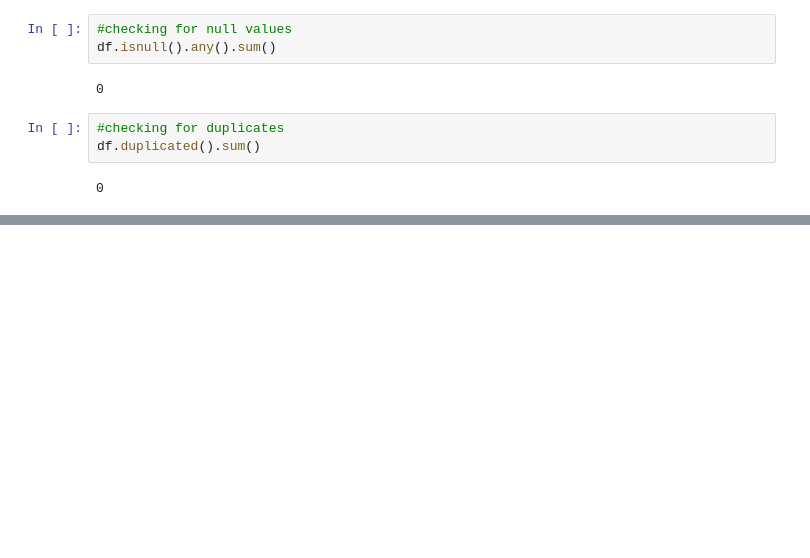
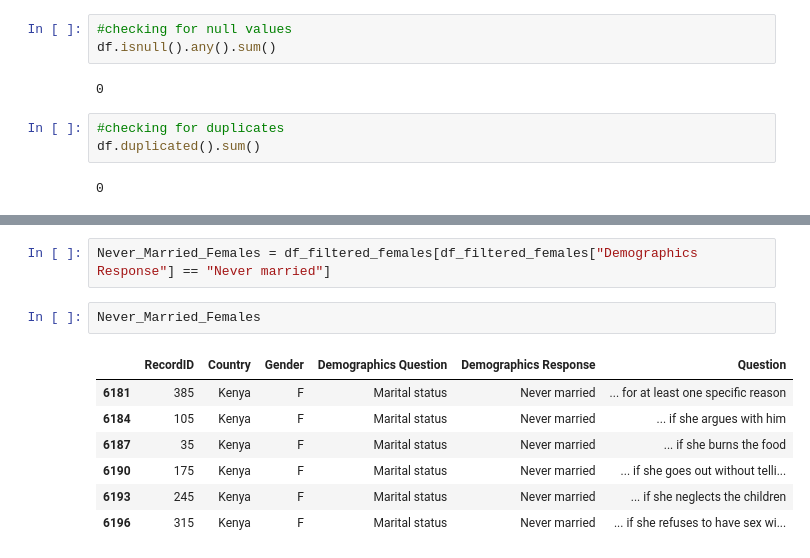
Before and after one commit to codegirl254/Gender_Based_Violence_Analysis, a Jupyter notebook: Kenyan_Analysis.ipynb, the cells around one changed output, grey strips where cells are left out. Saved outputs shown, nothing was run; the diff lists cells and outputs as text; blank space fills up the shorter version.

```diff
--- a/Kenyan_Analysis.ipynb
+++ b/Kenyan_Analysis.ipynb
@@ -165,0 +181,12 @@ df.duplicated().sum()
+# %%
+Never_Married_Females = df_filtered_females[df_filtered_females["Demographics Response"] == "Never married"]
+# %%
+Never_Married_Females
+# %% [output]
+|  | RecordID | Country | Gender | Demographics Question | Demographics Response | Question |
+| 6181 | 385 | Kenya | F | Marital status | Never married | ... for at least one specific reason |
+| 6184 | 105 | Kenya | F | Marital status | Never married | ... if she argues with him |
+| 6187 | 35 | Kenya | F | Marital status | Never married | ... if she burns the food |
+| 6190 | 175 | Kenya | F | Marital status | Never married | ... if she goes out without telli... |
+| 6193 | 245 | Kenya | F | Marital status | Never married | ... if she neglects the children |
+| 6196 | 315 | Kenya | F | Marital status | Never married | ... if she refuses to have sex wi... |
```
Also changed, not shown: parts of 5 cells of this notebook.
